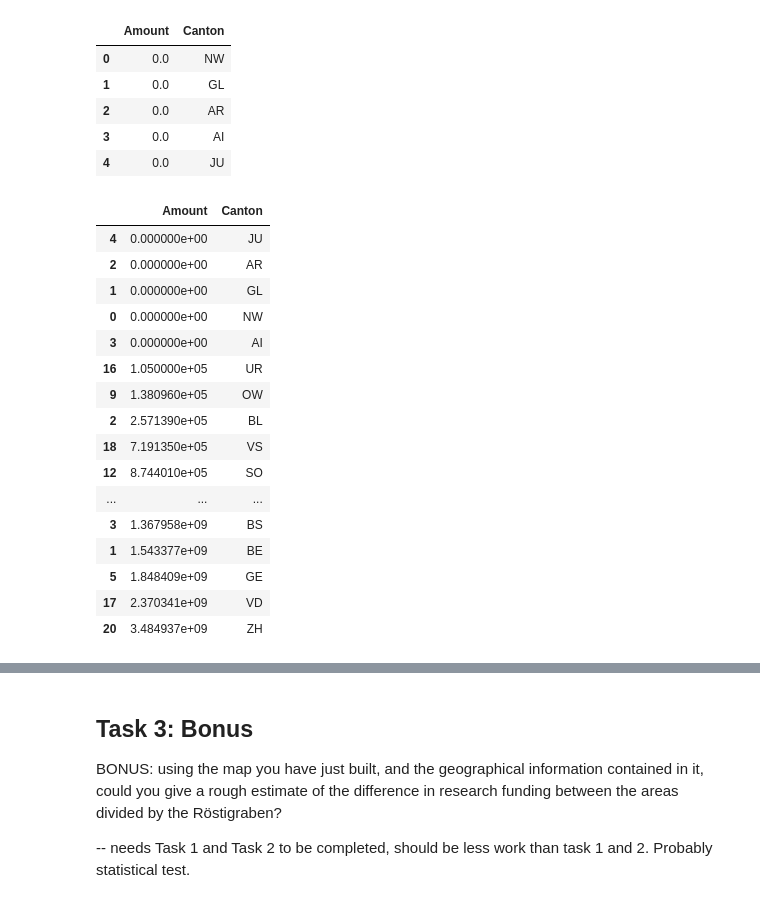
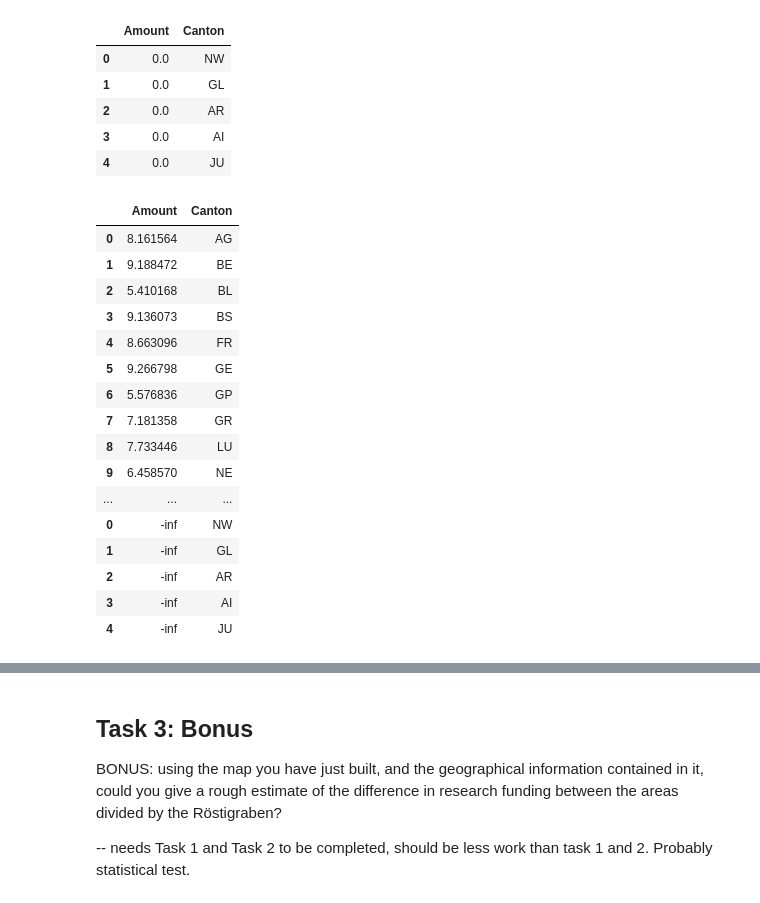
Before and after one commit to kirtanp/ADA-EPFL-2016, a Jupyter notebook: Lab3/choropleth-complete_Map.ipynb, the cells around one changed output, grey strips where cells are left out. Drawn from its saved outputs; the diff is of its cells as text; code cells hidden in the pictures.

```diff
--- a/Lab3/choropleth-complete_Map.ipynb
+++ b/Lab3/choropleth-complete_Map.ipynb
@@ -286,24 +402,26 @@ df_unis_canton_total = pd.concat([df_unis_canton,missing_cantons])
 # %%
 # DataFrame with Canton and Total Funding
 df_unis_canton_total.sort('Amount')
+df_unis_canton_total['Amount'] = np.log10(df_unis_canton_total['Amount'])
+df_unis_canton_total.fillna(0)
 # %% [output]
 |  | Amount | Canton |
-| 4 | 0.000000e+00 | JU |
-| 2 | 0.000000e+00 | AR |
-| 1 | 0.000000e+00 | GL |
-| 0 | 0.000000e+00 | NW |
-| 3 | 0.000000e+00 | AI |
-| 16 | 1.050000e+05 | UR |
-| 9 | 1.380960e+05 | OW |
-| 2 | 2.571390e+05 | BL |
-| 18 | 7.191350e+05 | VS |
-| 12 | 8.744010e+05 | SO |
+| 0 | 8.161564 | AG |
+| 1 | 9.188472 | BE |
+| 2 | 5.410168 | BL |
+| 3 | 9.136073 | BS |
+| 4 | 8.663096 | FR |
+| 5 | 9.266798 | GE |
+| 6 | 5.576836 | GP |
+| 7 | 7.181358 | GR |
+| 8 | 7.733446 | LU |
+| 9 | 6.458570 | NE |
 | ... | ... | ... |
-| 3 | 1.367958e+09 | BS |
-| 1 | 1.543377e+09 | BE |
-| 5 | 1.848409e+09 | GE |
-| 17 | 2.370341e+09 | VD |
-| 20 | 3.484937e+09 | ZH |
+| 0 | -inf | NW |
+| 1 | -inf | GL |
+| 2 | -inf | AR |
+| 3 | -inf | AI |
+| 4 | -inf | JU |
 # %%
 cantons_geo = r'ch-cantons.topojson.json'
 
```
Also changed, not shown: parts of 16 cells of this notebook, 5 other files.
